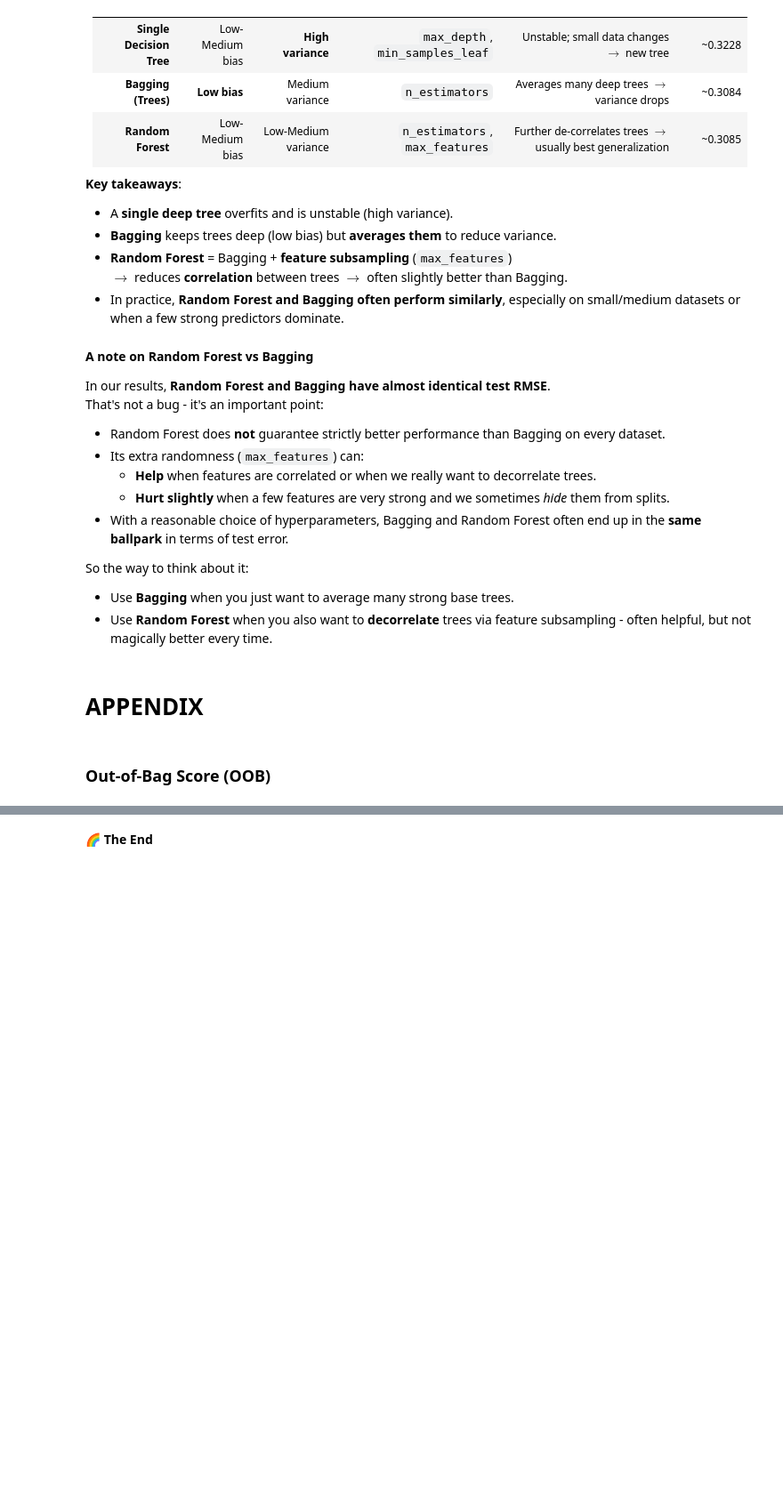
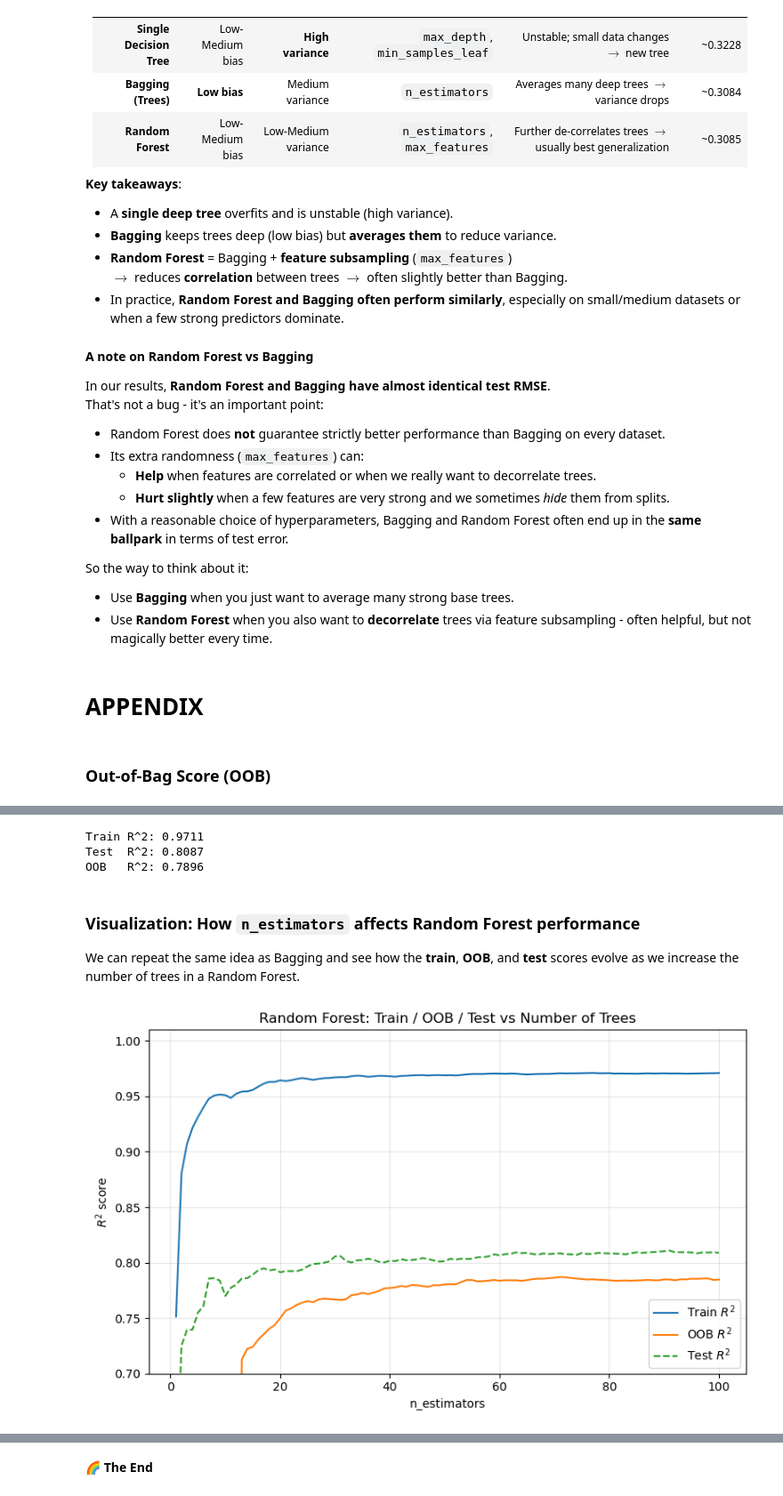
Before and after one commit to Harvard-CS1090A/2025-public, a Jupyter notebook: sec11/sec11_2025_solutions.ipynb, the cells around one changed output, grey strips where cells are left out. Shown at 89% size. Saved outputs shown, nothing was run; the diff lists cells and outputs as text; code cells hidden in the pictures; blank space fills up the shorter version.

```diff
--- a/sec11/sec11_2025_solutions.ipynb
+++ b/sec11/sec11_2025_solutions.ipynb
@@ -1349,0 +656,71 @@ LIME: https://github.com/marcotcr/lime
+# %%
+from sklearn.ensemble import RandomForestRegressor
+from sklearn.metrics import mean_squared_error
+import numpy as np
+
+rf_oob = RandomForestRegressor(
+    n_estimators=200,
+    max_depth=None,
+    bootstrap=True,
+    oob_score=True,   # turn on OOB
+    n_jobs=-1,
+    random_state=109,
+)
+
+rf_oob.fit(X_train, y_train)
+
+print(f"Train R^2: {rf_oob.score(X_train, y_train):.4f}")
+print(f"Test  R^2: {rf_oob.score(X_test, y_test):.4f}")
+print(f"OOB   R^2: {rf_oob.oob_score_:.4f}")
+# %% [output]
+Train R^2: 0.9711
+Test  R^2: 0.8087
+OOB   R^2: 0.7896
+# %% [markdown]
+### Visualization: How `n_estimators` affects Random Forest performance
+
+We can repeat the same idea as Bagging and see how the **train**, **OOB**, and **test**
+scores evolve as we increase the number of trees in a Random Forest.
+# %%
+from sklearn.ensemble import RandomForestRegressor
+from sklearn.metrics import r2_score
+import numpy as np
+import matplotlib.pyplot as plt
+
+max_estimators = 100
+train_scores_rf = np.zeros(max_estimators)
+oob_scores_rf = np.zeros(max_estimators)
+test_scores_rf = np.zeros(max_estimators)
+
+for i, n in enumerate(range(1, max_estimators + 1)):
+    rf_tmp = RandomForestRegressor(
+        n_estimators=n,
+        max_features="sqrt",
+        max_depth=None,
+        bootstrap=True,
+        oob_score=True,   # NOTE: parameter is oob_score, not oob_score_
+        n_jobs=-1,
+        random_state=109,
+    )
+    rf_tmp.fit(X_train, y_train)
+
+    train_scores_rf[i] = rf_tmp.score(X_train, y_train)          # train R^2
+    oob_scores_rf[i] = rf_tmp.oob_score_                         # OOB R^2
+    test_scores_rf[i]  = rf_tmp.score(X_test, y_test)            # test R^2
+
+plt.figure(figsize=(8, 5))
+xs = range(1, max_estimators + 1)
+plt.plot(xs, train_scores_rf, label="Train $R^2$")
+plt.plot(xs, oob_scores_rf,   label="OOB $R^2$")
+plt.plot(xs, test_scores_rf,  label="Test $R^2$", linestyle="--")
+
+plt.title("Random Forest: Train / OOB / Test vs Number of Trees")
+plt.xlabel("n_estimators")
+plt.ylabel("$R^2$ score")
+plt.ylim(0.7, 1.01)
+plt.legend()
+plt.grid(alpha=0.3)
+plt.tight_layout()
+plt.show()
+# %% [output]
+[figure, added]
```
Also changed, not shown: parts of 118 cells of this notebook, 2 other files.
